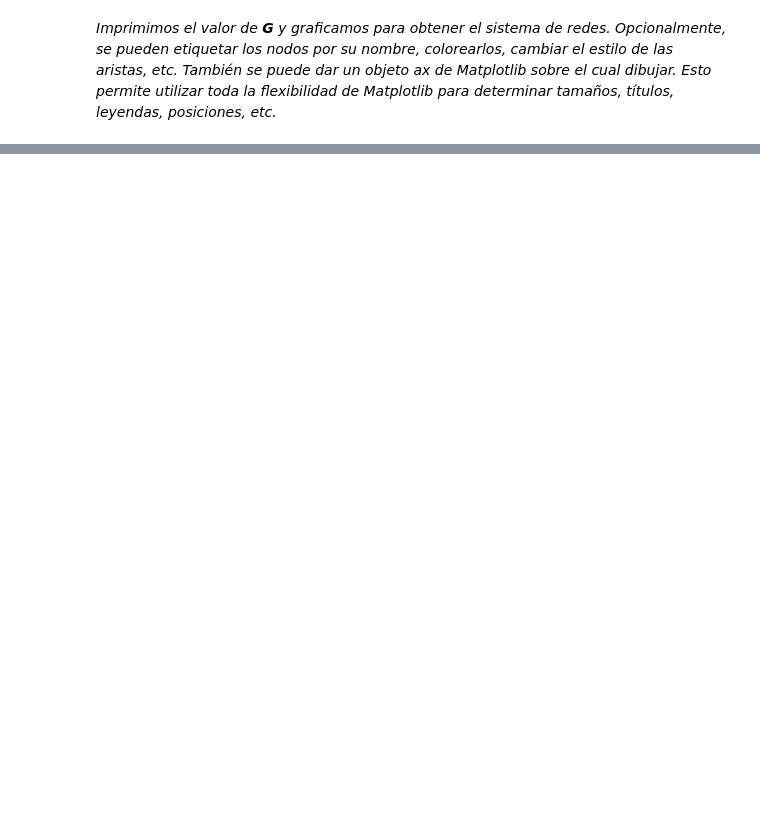
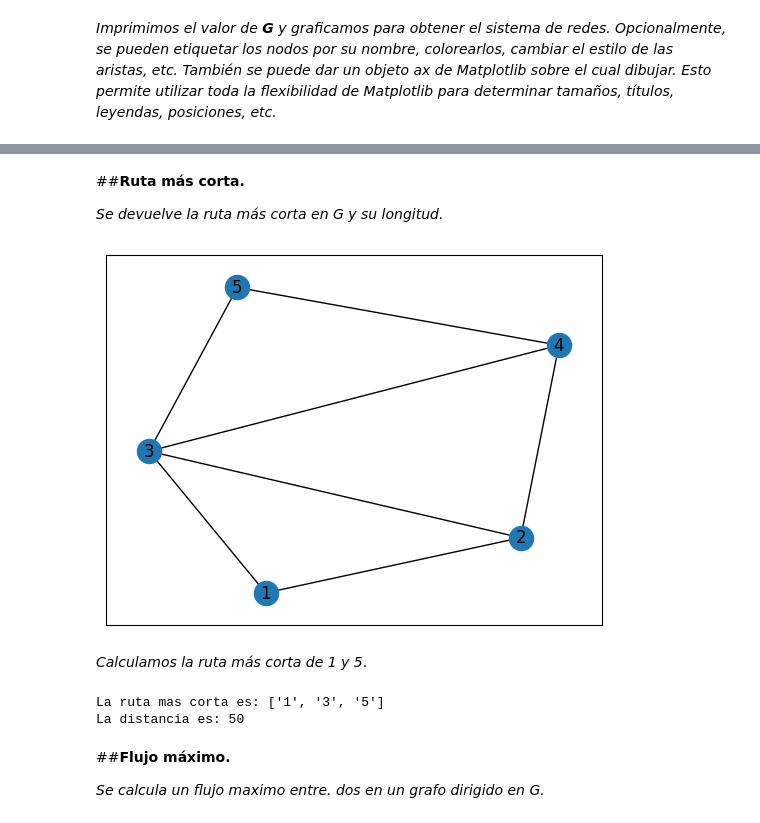
Before and after one commit to desireesosa/Investigacion-de-Operaciones-, a Jupyter notebook: Dibujo_de_redes.ipynb, the cells around one changed output, grey strips where cells are left out. Saved outputs shown, nothing was run; the diff lists cells and outputs as text; code cells hidden in the pictures; blank space fills up the shorter version.

```diff
--- a/Dibujo_de_redes.ipynb
+++ b/Dibujo_de_redes.ipynb
@@ -40,0 +178,4 @@ nx.draw_networkx(G, node_color=node_colors)
+# %% [markdown]
+##**Ruta más corta.**
+
+*Se devuelve la ruta más corta en G y su longitud.*
@@ -40,0 +186,29 @@ nx.draw_networkx(G, node_color=node_colors)
+# %%
+#Utilizamos ejemplo de clase
+G1=nx.Graph()
+G1.add_edge("1","2",capacity=1, weight=100)
+G1.add_edge("1", "3", capacity=1, weight=30)
+G1.add_edge("2", "3", capacity=1, weight=20)
+G1.add_edge("2", "4", capacity=1, weight=15)
+G1.add_edge("3", "4", capacity=1, weight=10)
+G1.add_edge("3", "5", capacity=1, weight=20)
+G1.add_edge("4", "5", capacity=1, weight=50)
+# %%
+G1
+nx.draw_networkx(G1)
+# %% [output]
+[figure, added]
+# %% [markdown]
+*Calculamos la ruta más corta de 1 y 5*.
+# %%
+#Utilizamos ejemplo de clase
+path, dist=ruta_corta(G1, "1", "5", "weight")
+print("La ruta mas corta es:", path)
+print("La distancia es:", dist)
+# %% [output]
+La ruta mas corta es: ['1', '3', '5']
+La distancia es: 50
+# %% [markdown]
+##**Flujo máximo.**
+
+*Se calcula un flujo maximo entre. dos en un grafo dirigido en G.*
```
Also changed, not shown: parts of 24 cells of this notebook.
